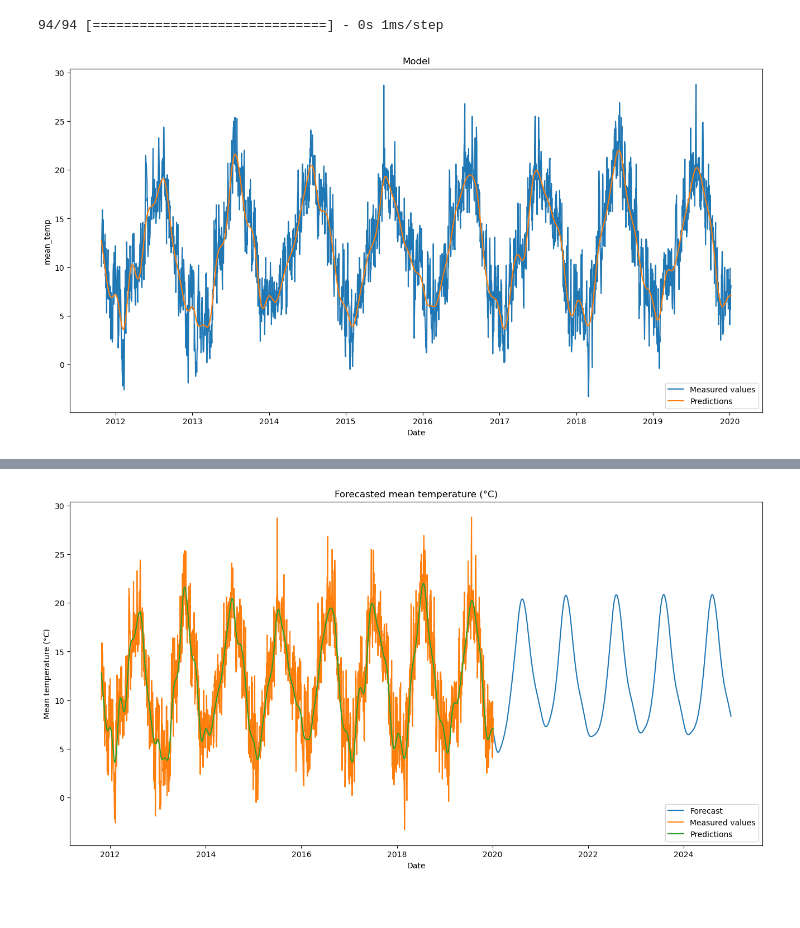
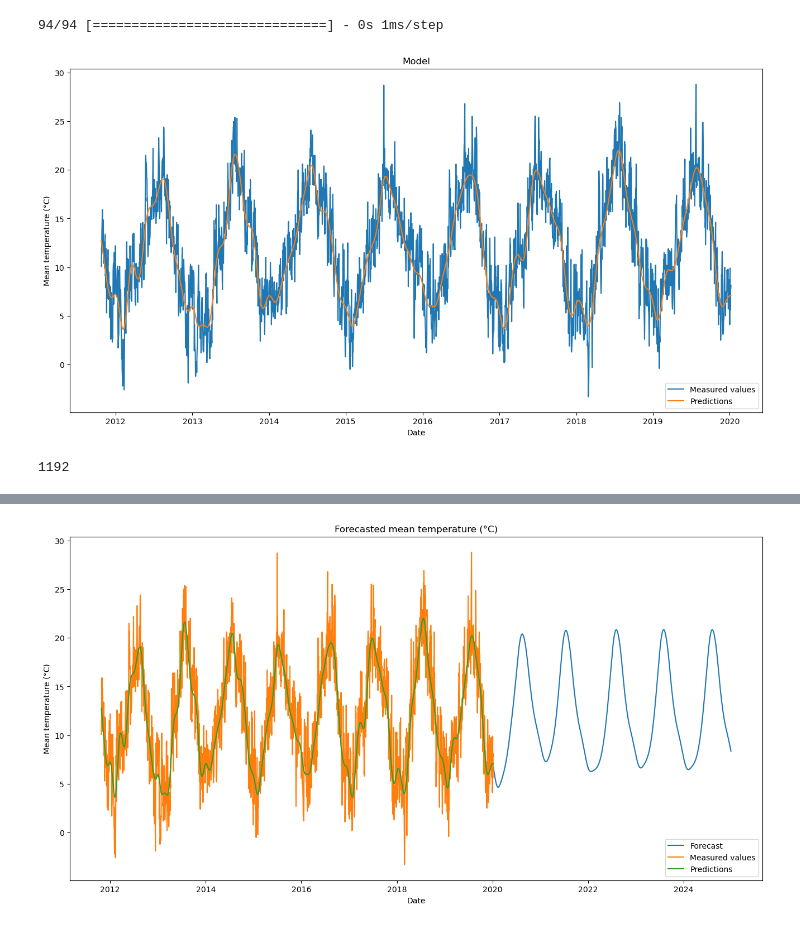
Before and after one commit to alanc0206/ELEC0088_Assignment, a Jupyter notebook: Chatbot/LSTM_Forecasting.ipynb, the cells around one changed output, grey strips where cells are left out. Cells and saved outputs as stored; diff of their text form; code cells hidden in the pictures.

```diff
--- a/Chatbot/LSTM_Forecasting.ipynb
+++ b/Chatbot/LSTM_Forecasting.ipynb
@@ -72,18 +73,27 @@ predictions = scaler.inverse_transform(predictions)
 # %%
 data = weather_data
 train = data[:training_data_len]
 validation = data[training_data_len:]
 df = pd.DataFrame(predictions, columns = ['Pred_mean_temp', 'Pred_sunshine','Pred_global_radiation','Pred_max_temp','Pred_min_temp'])
 df.index = validation.index
 validation = pd.concat([validation,df],axis=1)
 plt.figure(figsize=(16,8))
 plt.title('Model')
 plt.xlabel('Date')
-plt.ylabel('mean_temp')
+plt.ylabel('Mean temperature (\N{DEGREE SIGN}C)')
 #plt.plot(train)
 plt.plot(validation[['mean_temp','Pred_mean_temp']])
 plt.legend(['Measured values', 'Predictions'], loc='lower right')
 plt.show()
 # %% [output]
-[figure, old version]
+[figure, new version]
+# %%
+# generate the multi-step forecasts
+date = '2023-04-06'
+current_date = datetime.datetime.strptime(date,"%Y-%m-%d").date()
+last_date = datetime.date(2019, 12, 31)
+delta = current_date - last_date
+n_future = delta.days
+# %% [output]
+1192
 # %%
```
Also changed, not shown: parts of 2 cells of this notebook, 3 other files.
